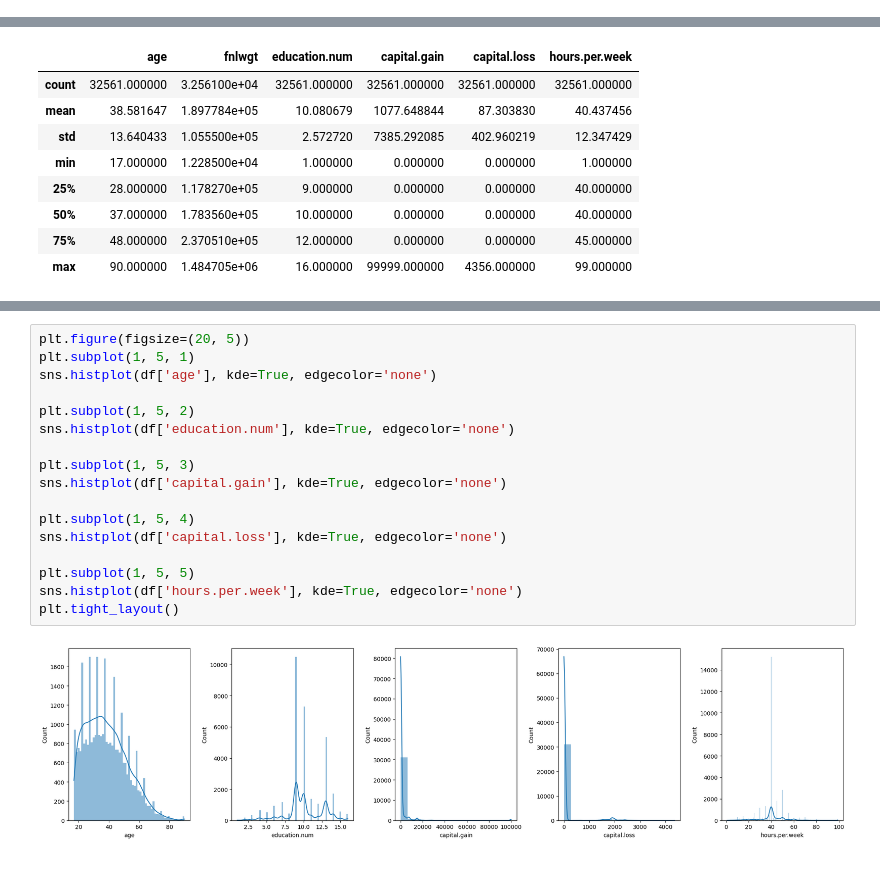
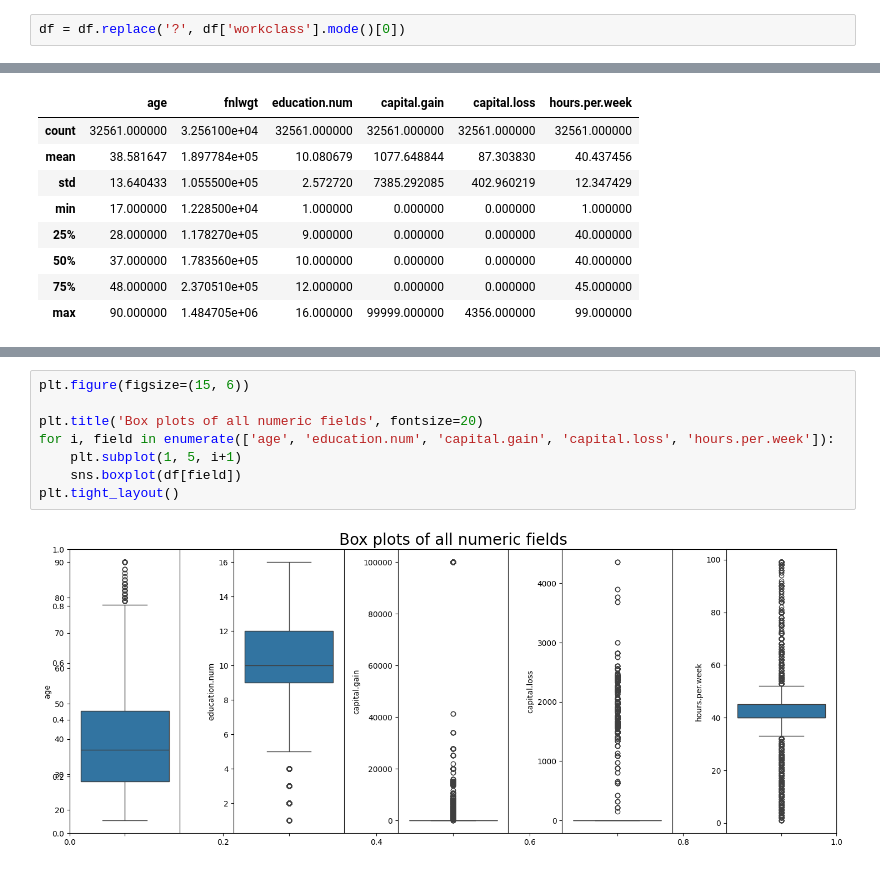
Before and after one commit to fasihh/paiFall24, a Jupyter notebook: Labs/10/q02.ipynb, the cells around one changed output, grey strips where cells are left out. Cells and saved outputs as stored; diff of their text form.

```diff
--- a/Labs/10/q02.ipynb
+++ b/Labs/10/q02.ipynb
@@ -40,6 +41,8 @@ None
 | 32558 | 40 | Private | 154374 | HS-grad | 9 | Married-civ-spouse | Machine-op-inspct | Husband | ... |
 | 32559 | 58 | Private | 151910 | HS-grad | 9 | Widowed | Adm-clerical | Unmarried | ... |
 | 32560 | 22 | Private | 201490 | HS-grad | 9 | Never-married | Adm-clerical | Own-child | ... |
+# %%
+df = df.replace('?', df['workclass'].mode()[0])
 # %%
 df.describe()
 # %% [output]
@@ -74,19 +58,10 @@ plt.tight_layout()
-# %%
-plt.figure(figsize=(20, 5))
-plt.subplot(1, 5, 1)
-sns.histplot(df['age'], kde=True, edgecolor='none')
-
-plt.subplot(1, 5, 2)
-sns.histplot(df['education.num'], kde=True, edgecolor='none')
-
-plt.subplot(1, 5, 3)
-sns.histplot(df['capital.gain'], kde=True, edgecolor='none')
-
-plt.subplot(1, 5, 4)
-sns.histplot(df['capital.loss'], kde=True, edgecolor='none')
-
-plt.subplot(1, 5, 5)
-sns.histplot(df['hours.per.week'], kde=True, edgecolor='none')
-plt.tight_layout()
-# %% [output]
-[figure, removed]
+# %%
+plt.figure(figsize=(15, 6))
+
+plt.title('Box plots of all numeric fields', fontsize=20)
+for i, field in enumerate(['age', 'education.num', 'capital.gain', 'capital.loss', 'hours.per.week']):
+    plt.subplot(1, 5, i+1)
+    sns.boxplot(df[field])
+plt.tight_layout()
+# %% [output]
+[figure, added]
```
Also changed, not shown: parts of 6 cells of this notebook.
